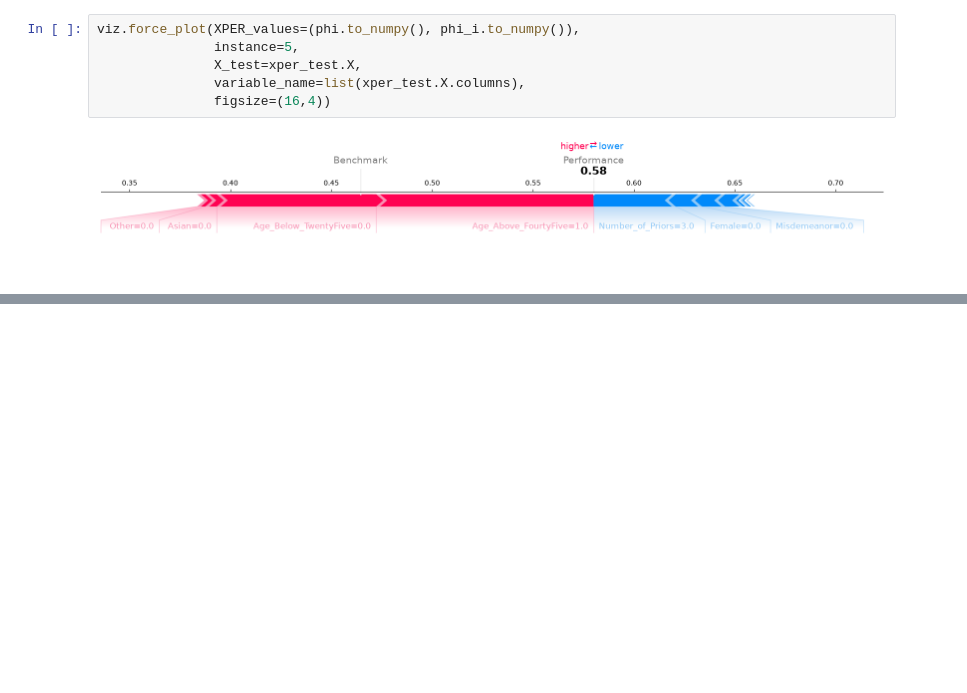
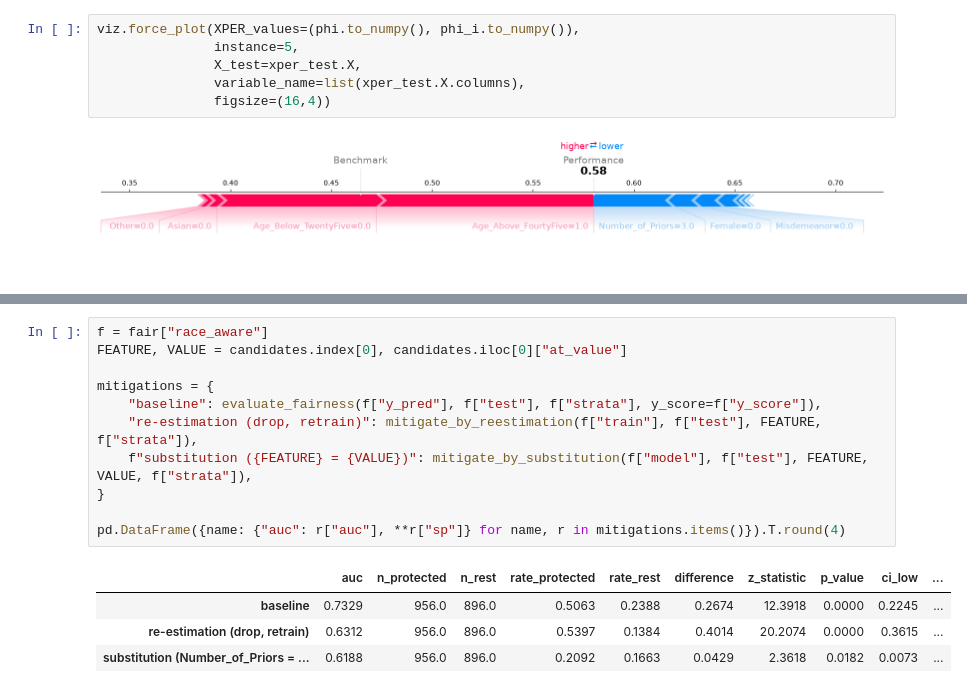
Before and after one commit to MaximeDespreaux/ThinkCarefully, a Jupyter notebook: xgboost/base-model.ipynb, the cells around one changed output, grey strips where cells are left out. Drawn from its saved outputs; the diff is of its cells as text; blank space fills up the shorter version.

```diff
--- a/xgboost/base-model.ipynb
+++ b/xgboost/base-model.ipynb
@@ -297,0 +260,16 @@ Both variants score well above the 0.5 no-information floor: race is recoverable
+# %%
+f = fair["race_aware"]
+FEATURE, VALUE = candidates.index[0], candidates.iloc[0]["at_value"]
+
+mitigations = {
+    "baseline": evaluate_fairness(f["y_pred"], f["test"], f["strata"], y_score=f["y_score"]),
+    "re-estimation (drop, retrain)": mitigate_by_reestimation(f["train"], f["test"], FEATURE, f["strata"]),
+    f"substitution ({FEATURE} = {VALUE})": mitigate_by_substitution(f["model"], f["test"], FEATURE, VALUE, f["strata"]),
+}
+
+pd.DataFrame({name: {"auc": r["auc"], **r["sp"]} for name, r in mitigations.items()}).T.round(4)
+# %% [output]
+|  | auc | n_protected | n_rest | rate_protected | rate_rest | difference | z_statistic | p_value | ci_low | ... |
+| baseline | 0.7329 | 956.0 | 896.0 | 0.5063 | 0.2388 | 0.2674 | 12.3918 | 0.0000 | 0.2245 | ... |
+| re-estimation (drop, retrain) | 0.6312 | 956.0 | 896.0 | 0.5397 | 0.1384 | 0.4014 | 20.2074 | 0.0000 | 0.3615 | ... |
+| substitution (Number_of_Priors = ... | 0.6188 | 956.0 | 896.0 | 0.2092 | 0.1663 | 0.0429 | 2.3618 | 0.0182 | 0.0073 | ... |
```
Also changed, not shown: parts of 26 cells of this notebook, 3 other files.
